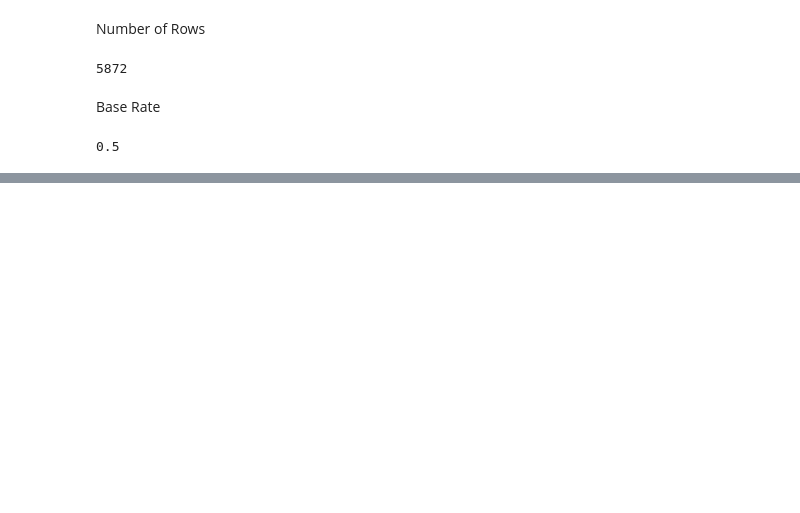
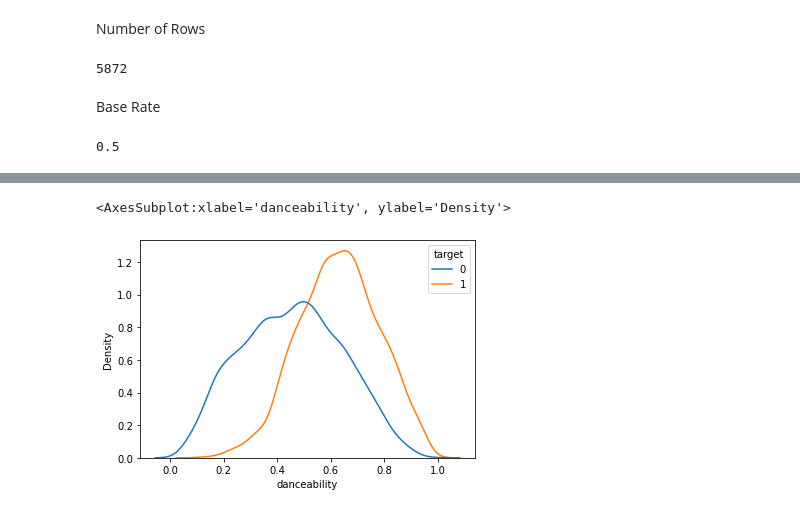
Before and after one commit to RahulSingla5209/spotify_hit_prediction, a Jupyter notebook: Spotify Hit Prediction.ipynb, the cells around one changed output, grey strips where cells are left out. Cells and saved outputs as stored; diff of their text form; code cells hidden in the pictures; blank space fills up the shorter version.

```diff
--- a/Spotify Hit Prediction.ipynb
+++ b/Spotify Hit Prediction.ipynb
@@ -40,0 +84,5 @@ y = df.iloc[:, -1]
+# %%
+sns.kdeplot(data = df, x = "danceability", hue = "target")
+# %% [output]
+<AxesSubplot:xlabel='danceability', ylabel='Density'>
+[figure, added]
```
Also changed, not shown: parts of 48 cells of this notebook.
